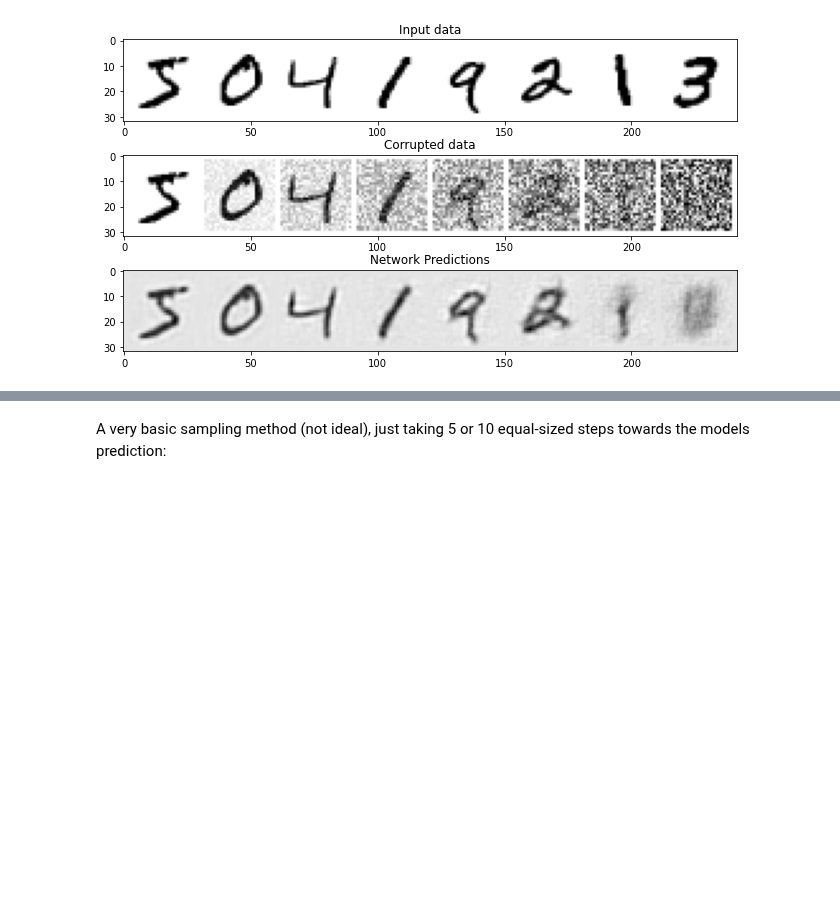
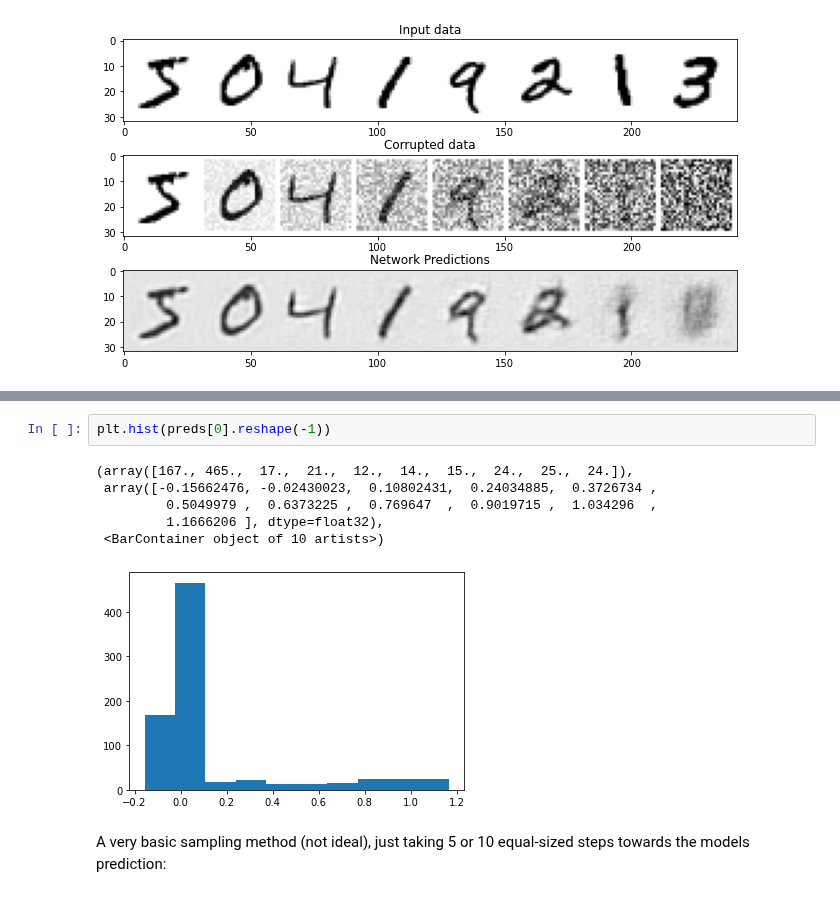
Before and after one commit to fastai/course22p2, a Jupyter notebook: nbs/07A_Diffusion_Model_Test.ipynb, the cells around one changed output, grey strips where cells are left out. Drawn from its saved outputs; the diff is of its cells as text; blank space fills up the shorter version.

```diff
--- a/nbs/07A_Diffusion_Model_Test.ipynb
+++ b/nbs/07A_Diffusion_Model_Test.ipynb
@@ -120,3 +124,12 @@ show_grid(axs[2], preds, 'Network Predictions')
+# %%
+plt.hist(preds[0].reshape(-1))
+# %% [output]
+(array([167., 465.,  17.,  21.,  12.,  14.,  15.,  24.,  25.,  24.]),
+ array([-0.15662476, -0.02430023,  0.10802431,  0.24034885,  0.3726734 ,
+         0.5049979 ,  0.6373225 ,  0.769647  ,  0.9019715 ,  1.034296  ,
+         1.1666206 ], dtype=float32),
+ <BarContainer object of 10 artists>)
+[figure, added]
 # %% [markdown]
 A very basic sampling method (not ideal), just taking 5 or 10 equal-sized steps towards the models prediction:
 # %%
```
Also changed, not shown: parts of 5 cells of this notebook.
